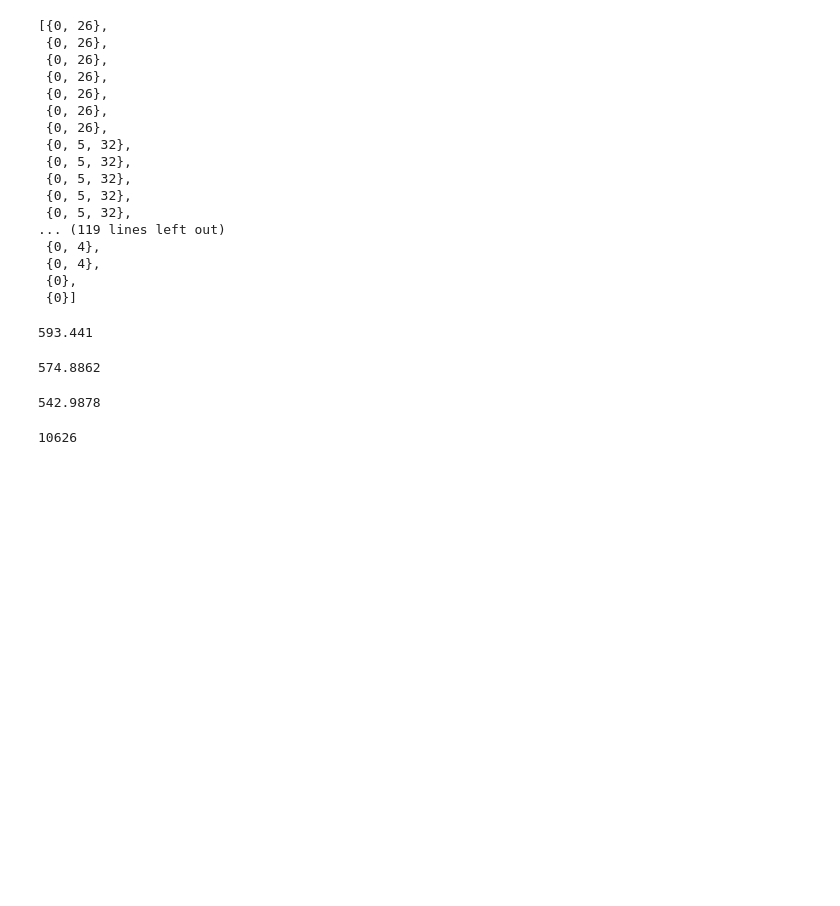
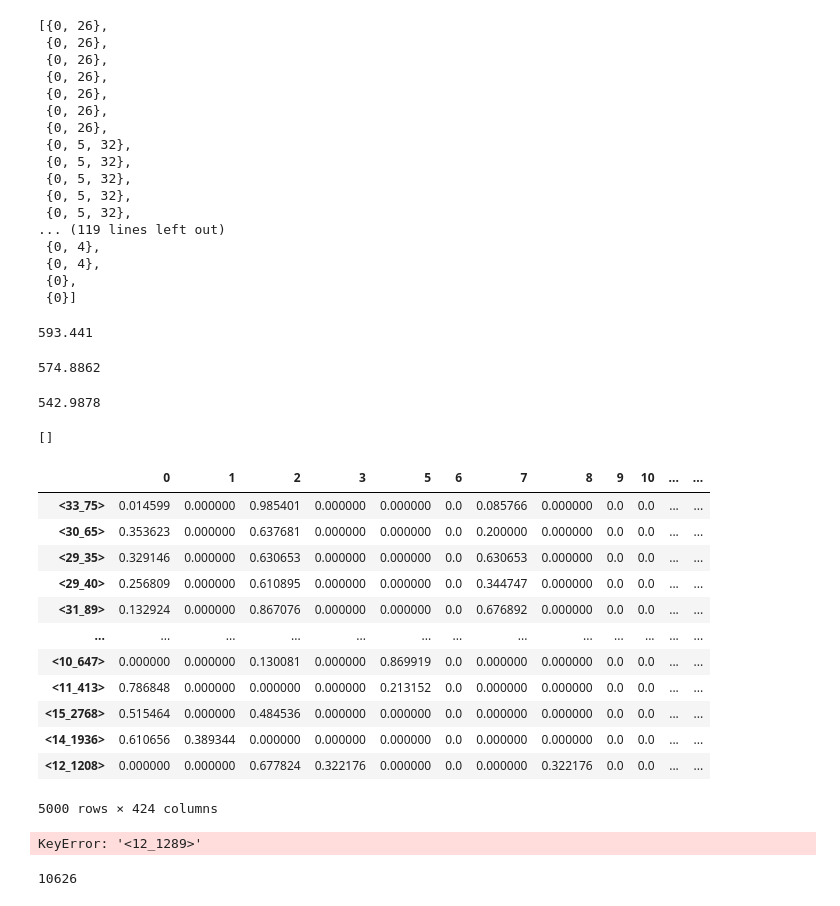
Before and after one commit to kunwang34/mtDNA_simulation, a Jupyter notebook: notebook/mtsim_analysis_test.ipynb, the cells around one changed output. Saved outputs shown, nothing was run; the diff lists cells and outputs as text; code cells hidden in the pictures; blank space fills up the shorter version.

```diff
--- a/notebook/mtsim_analysis_test.ipynb
+++ b/notebook/mtsim_analysis_test.ipynb
@@ -234,12 +234,15 @@ np.mean([len(new_mts_600[i]) for i in new_mts_800])
 np.mean([len(new_mts_300[i]) for i in new_mts_800])
 # %% [output]
 542.9878
+# %%
+file = open("/data3/wangkun/mtsim_res/res_1113/bifurcated/552569/mt_allmuts_mid_0.1_552569_300.pkl", "rb")
+data = pickle.load(file)
 # %%
 def mut_freq(mt_muts, max_mut_id = None, sel_cells=None):
     if sel_cells is None:
         sel_cells = list(mt_muts.keys())
     if not max_mut_id:
-        max_mut_id = max([max([max(list(i)+[0]) for i in mt_muts[j]]) for j in sel_cells])
+        max_mut_id = max([max([max(list(i)+[0]) for i in mt_muts[j]]+[0]) for j in sel_cells])
     max_mut_id += 1
     mut_freqs = []
     cell_names = []
@@ -252,8 +255,32 @@ def mut_freq(mt_muts, max_mut_id = None, sel_cells=None):
     mf = pd.DataFrame(mut_freqs, index=cell_names)
     mf = mf[mf.columns[mf.sum()>0]]
     return mf
+# %%
+data['<12_1289>']
+# %% [output]
+[]
+# %%
+freq = mut_freq(data)
+# %%
+freq
+# %% [output]
+|  | 0 | 1 | 2 | 3 | 5 | 6 | 7 | 8 | 9 | 10 | ... | ... |
+| <33_75> | 0.014599 | 0.000000 | 0.985401 | 0.000000 | 0.000000 | 0.0 | 0.085766 | 0.000000 | 0.0 | 0.0 | ... | ... |
+| <30_65> | 0.353623 | 0.000000 | 0.637681 | 0.000000 | 0.000000 | 0.0 | 0.200000 | 0.000000 | 0.0 | 0.0 | ... | ... |
+| <29_35> | 0.329146 | 0.000000 | 0.630653 | 0.000000 | 0.000000 | 0.0 | 0.630653 | 0.000000 | 0.0 | 0.0 | ... | ... |
+| <29_40> | 0.256809 | 0.000000 | 0.610895 | 0.000000 | 0.000000 | 0.0 | 0.344747 | 0.000000 | 0.0 | 0.0 | ... | ... |
+| <31_89> | 0.132924 | 0.000000 | 0.867076 | 0.000000 | 0.000000 | 0.0 | 0.676892 | 0.000000 | 0.0 | 0.0 | ... | ... |
+| ... | ... | ... | ... | ... | ... | ... | ... | ... | ... | ... | ... | ... |
+| <10_647> | 0.000000 | 0.000000 | 0.130081 | 0.000000 | 0.869919 | 0.0 | 0.000000 | 0.000000 | 0.0 | 0.0 | ... | ... |
+| <11_413> | 0.786848 | 0.000000 | 0.000000 | 0.000000 | 0.213152 | 0.0 | 0.000000 | 0.000000 | 0.0 | 0.0 | ... | ... |
+| <15_2768> | 0.515464 | 0.000000 | 0.484536 | 0.000000 | 0.000000 | 0.0 | 0.000000 | 0.000000 | 0.0 | 0.0 | ... | ... |
+| <14_1936> | 0.610656 | 0.389344 | 0.000000 | 0.000000 | 0.000000 | 0.0 | 0.000000 | 0.000000 | 0.0 | 0.0 | ... | ... |
+| <12_1208> | 0.000000 | 0.000000 | 0.677824 | 0.322176 | 0.000000 | 0.0 | 0.000000 | 0.322176 | 0.0 | 0.0 | ... | ... |
+5000 rows × 424 columns
 # %%
-mt['<0_0>'].append(set())
+freq.loc['<12_1289>']
+# %% [output]
+KeyError: '<12_1289>'
 # %%
 mt['a'] = [set(), set()]
 # %%
```
Also changed, not shown: 11 other files.
